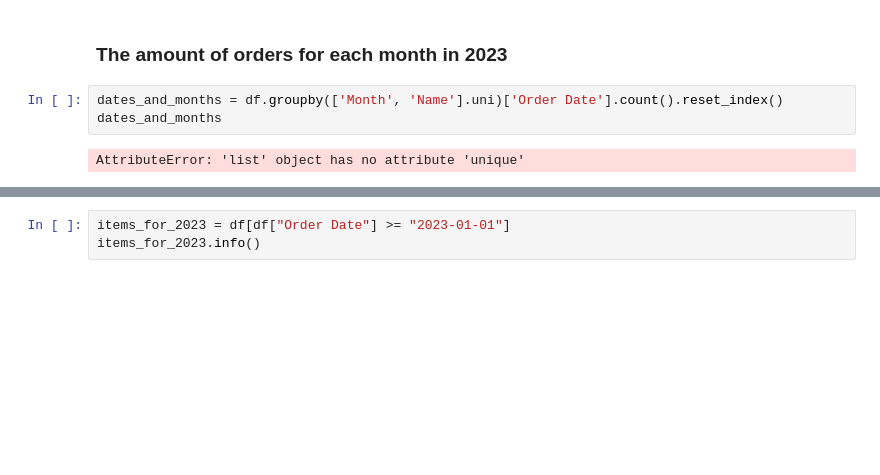
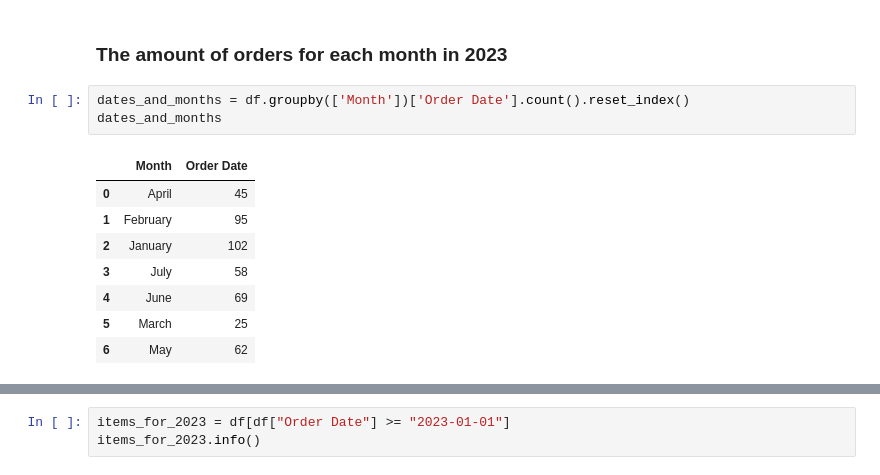
Before and after one commit to imirransom7/Amazon-Order-History, a Jupyter notebook: imir_amazon_order_history/orders.ipynb, the cells around one changed output, grey strips where cells are left out. Cells and saved outputs as stored; diff of their text form; blank space fills up the shorter version.

```diff
--- a/imir_amazon_order_history/orders.ipynb
+++ b/imir_amazon_order_history/orders.ipynb
@@ -214,7 +214,14 @@ df['Month'] = df['Order Date'].apply(get_month)
 # %% [markdown]
 ### The amount of orders for each month in 2023
 # %%
-dates_and_months = df.groupby(['Month', 'Name'].uni)['Order Date'].count().reset_index()
+dates_and_months = df.groupby(['Month'])['Order Date'].count().reset_index()
 dates_and_months
 # %% [output]
-AttributeError: 'list' object has no attribute 'unique'
+|  | Month | Order Date |
+| 0 | April | 45 |
+| 1 | February | 95 |
+| 2 | January | 102 |
+| 3 | July | 58 |
+| 4 | June | 69 |
+| 5 | March | 25 |
+| 6 | May | 62 |
```
Also changed, not shown: parts of 3 cells of this notebook, 1 other file.
